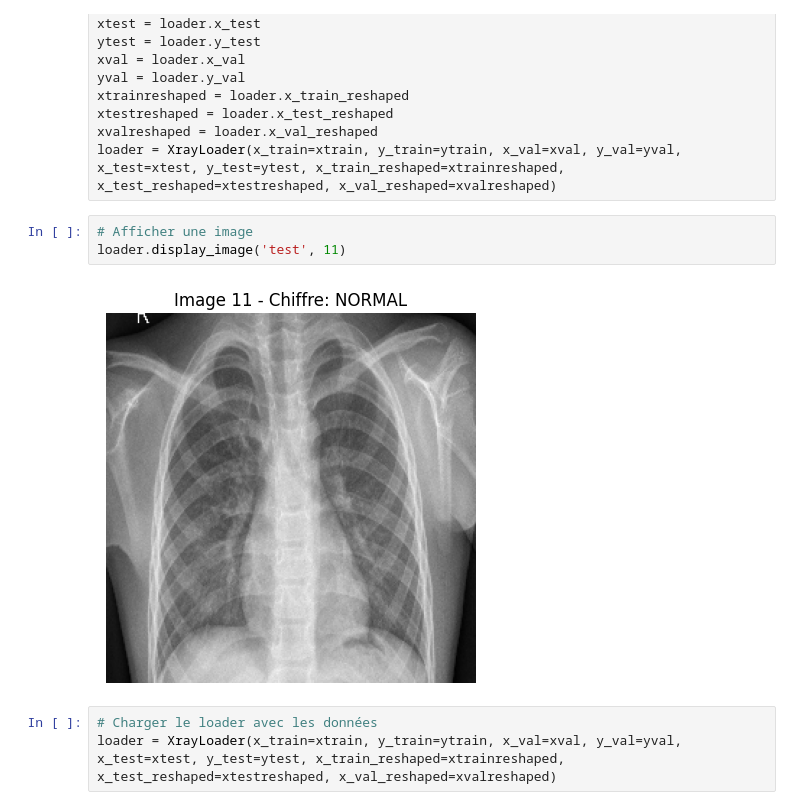
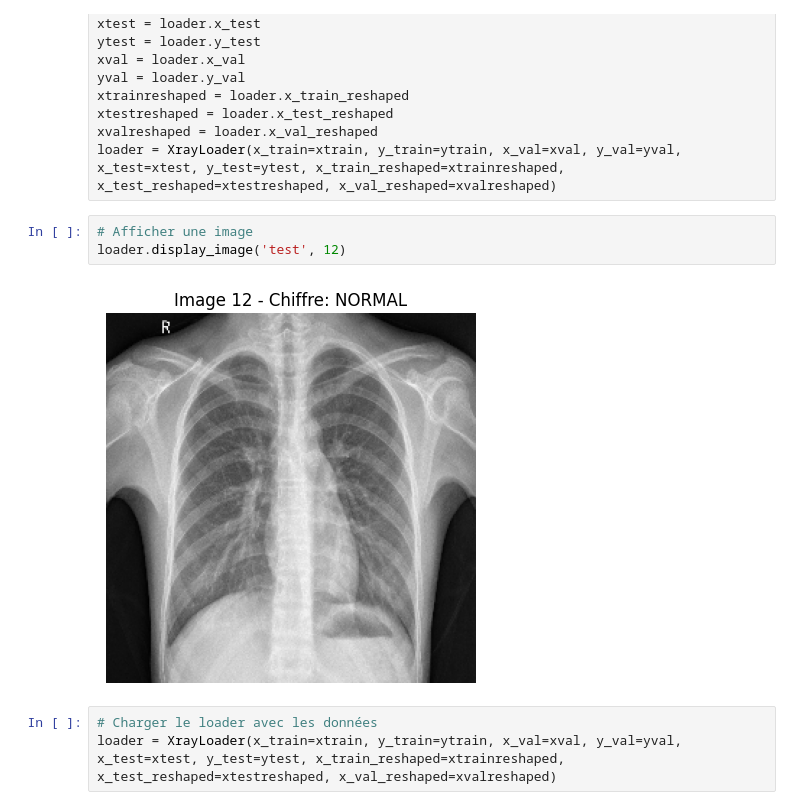
Before and after one commit to VeneziaFanny/zoidberg, a Jupyter notebook: zoidberg.ipynb, the cells around one changed output. Drawn from its saved outputs; the diff is of its cells as text.

```diff
--- a/zoidberg.ipynb
+++ b/zoidberg.ipynb
@@ -147,9 +147,9 @@ xvalreshaped = loader.x_val_reshaped
 loader = XrayLoader(x_train=xtrain, y_train=ytrain, x_val=xval, y_val=yval, x_test=xtest, y_test=ytest, x_train_reshaped=xtrainreshaped, x_test_reshaped=xtestreshaped, x_val_reshaped=xvalreshaped)
 # %%
 # Afficher une image
-loader.display_image('test', 11)
+loader.display_image('test', 12)
 # %% [output]
-[figure, old version]
+[figure, new version]
 # %%
 # Charger le loader avec les données
 loader = XrayLoader(x_train=xtrain, y_train=ytrain, x_val=xval, y_val=yval, x_test=xtest, y_test=ytest, x_train_reshaped=xtrainreshaped, x_test_reshaped=xtestreshaped, x_val_reshaped=xvalreshaped)
```
Also changed, not shown: parts of 3 cells of this notebook, 2 other files.
